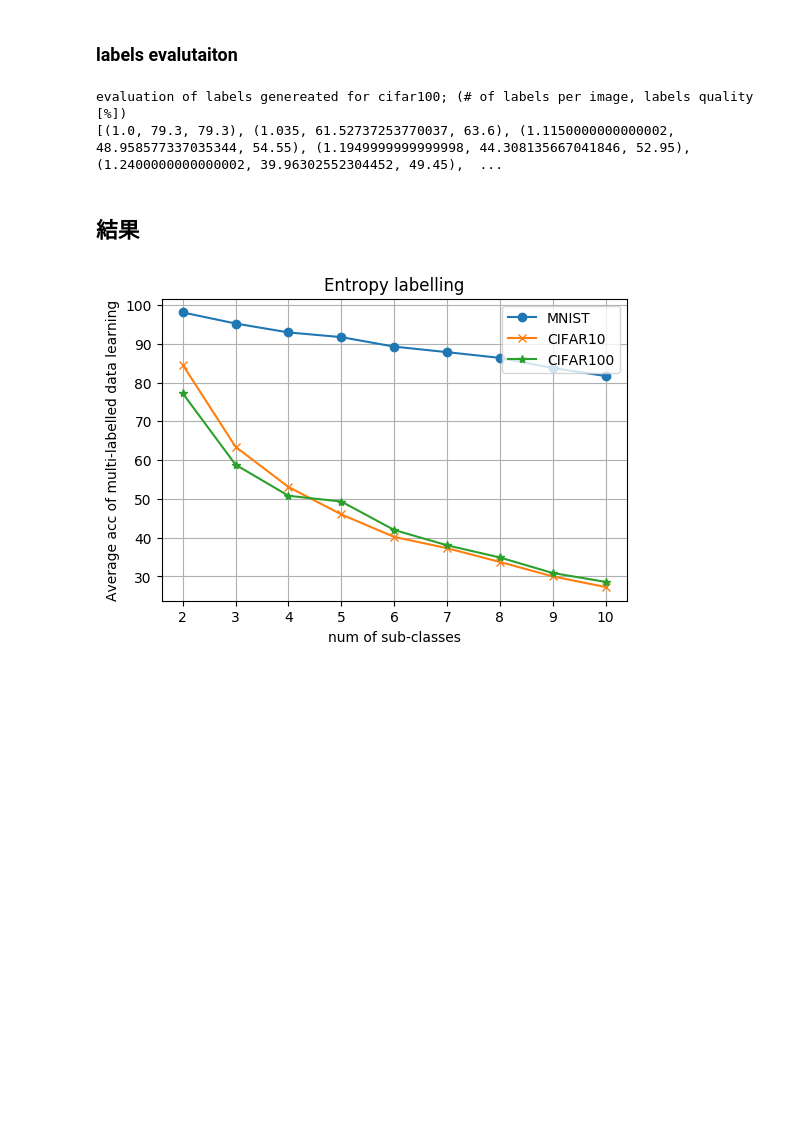
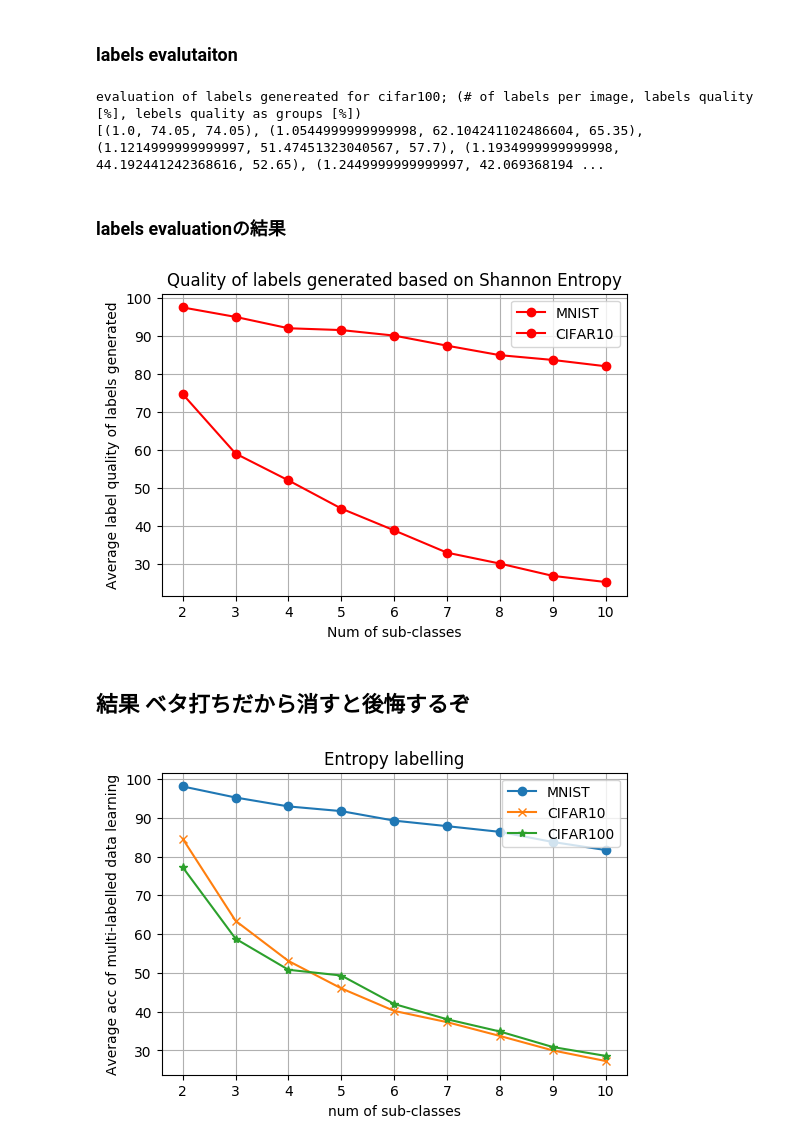
Before and after one commit to 1W1521375/entropy_labelling, a Jupyter notebook: looped-subclasses.ipynb, the cells around one changed output. Cells and saved outputs as stored; diff of their text form; code cells hidden in the pictures; blank space fills up the shorter version.

Commit message:
added graphs

```diff
--- a/looped-subclasses.ipynb
+++ b/looped-subclasses.ipynb
@@ -260,12 +258,38 @@ for j in range(2, 11):
             b += sample_lqual
             c += sample_lqual2
         cifar100_evals.append((a/10, b/10, c/10))
-print(f"evaluation of labels genereated for cifar100; (# of labels per image, labels quality [%])\n{cifar100_evals}")
+print(f"evaluation of labels genereated for cifar100; (# of labels per image, labels quality [%], lebels quality as groups [%])\n{cifar100_evals}")
 # %% [output]
-evaluation of labels genereated for cifar100; (# of labels per image, labels quality [%])
-[(1.0, 79.3, 79.3), (1.035, 61.52737253770037, 63.6), (1.1150000000000002, 48.958577337035344, 54.55), (1.1949999999999998, 44.308135667041846, 52.95), (1.2400000000000002, 39.96302552304452, 49.45),  ...
+evaluation of labels genereated for cifar100; (# of labels per image, labels quality [%], lebels quality as groups [%])
+[(1.0, 74.05, 74.05), (1.0544999999999998, 62.104241102486604, 65.35), (1.1214999999999997, 51.47451323040567, 57.7), (1.1934999999999998, 44.192441242368616, 52.65), (1.2449999999999997, 42.069368194 ...
+# %% [markdown]
+### labels evaluationの結果
+# %%
+lnum_mnist = [e[0] for e in mnist_evals]
+lqual_mnist = [e[1] for e in mnist_evals]
+lqual2_mnist = [e[2] for e in mnist_evals]
+
+lnum_cifar10 = [e[0] for e in cifar10_evals]
+lqual_cifar10 = [e[1] for e in cifar10_evals]
+lqual2_cifar10 = [e[2] for e in cifar10_evals]
+
+lnum_cifar100 = [e[0] for e in cifar100_evals]
+lqual_cifar100 = [e[1] for e in cifar100_evals]
+lqual2_cifar100 = [e[2] for e in cifar100_evals]
+# %%
+plt.figure(dpi = 100)
+plt.title("Quality of labels generated based on Shannon Entropy")
+plt.plot([i for i in range(2, 11)], lqual_mnist, marker = "o", color = "r", label = "MNIST")
+plt.plot([i for i in range(2, 11)], lqual_cifar10, marker = "o", color = "r", label = "CIFAR10")
+# plt.plot([i for i in range(2, 11)], lqual_cifar100, marker = "o", color = "r", label = "CIFAR100")
+plt.xlabel("Num of sub-classes")
+plt.ylabel("Average label quality of labels generated")
+plt.legend(loc = "upper right")
+plt.grid(True)
+# %% [output]
+[figure, added]
 # %% [markdown]
-## 結果
+## 結果 ベタ打ちだから消すと後悔するぞ
 # %%
 plt.figure(dpi = 100)
 plt.title("Entropy labelling")
```
Also changed, not shown: parts of 4 cells of this notebook.
